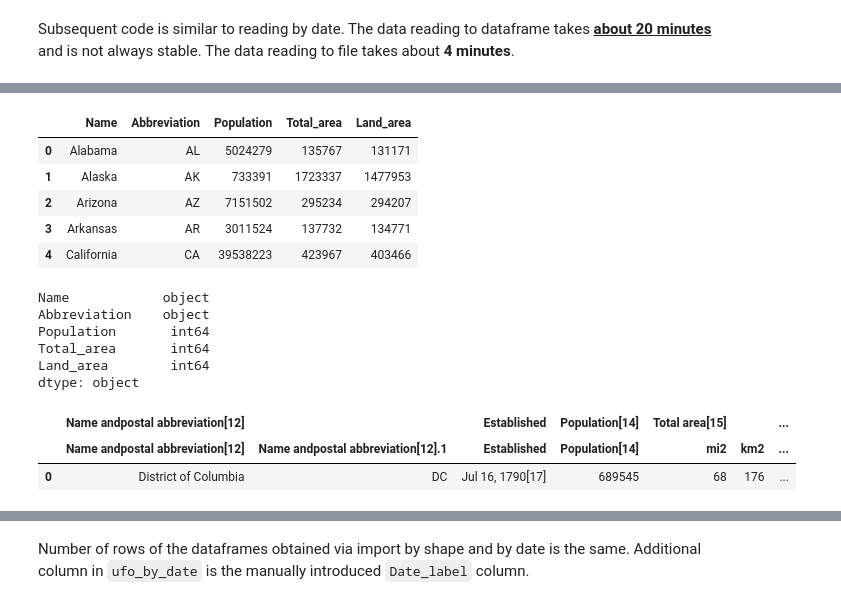
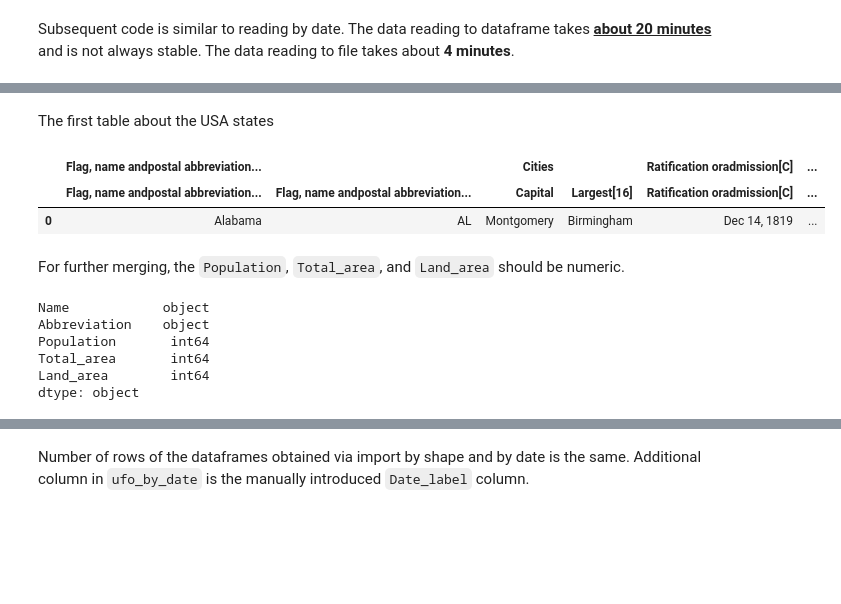
Before and after one commit to eukarr/ufo, a Jupyter notebook: ufo.ipynb, the cells around one changed output, grey strips where cells are left out. Saved outputs shown, nothing was run; the diff lists cells and outputs as text; code cells hidden in the pictures; blank space fills up the shorter version.

```diff
--- a/ufo.ipynb
+++ b/ufo.ipynb
@@ -123,2 +121,4 @@ Taking information from [wikipedia](https://en.wikipedia.org/wiki/List_of_states
 # %%
-tables_states_list = pd.read_html('https://en.wikipedia.org/wiki/List_of_states_and_territories_of_the_United_States')
+USA_wiki = 'https://en.wikipedia.org/wiki/List_of_states_and_territories_of_the_United_States'
+
+tables_states_list = pd.read_html(USA_wiki)
@@ -137,3 +125,12 @@ states_raw.head()
+# %% [markdown]
+The first table about the USA states
+# %%
+states = tables_states_list[0]
+states.head(1)
+# %% [output]
+|  | Flag, name andpostal abbreviation... |  | Cities |  | Ratification oradmission[C] | ... |
+|  | Flag, name andpostal abbreviation... | Flag, name andpostal abbreviation... | Capital | Largest[16] | Ratification oradmission[C] | ... |
+| 0 | Alabama | AL | Montgomery | Birmingham | Dec 14, 1819 | ... |
 # %%
 %%capture
 
@@ -150,10 +145,3 @@ states_final
-# %%
-states_final.head()
-# %% [output]
-|  | Name | Abbreviation | Population | Total_area | Land_area |
-| 0 | Alabama | AL | 5024279 | 135767 | 131171 |
-| 1 | Alaska | AK | 733391 | 1723337 | 1477953 |
-| 2 | Arizona | AZ | 7151502 | 295234 | 294207 |
-| 3 | Arkansas | AR | 3011524 | 137732 | 134771 |
-| 4 | California | CA | 39538223 | 423967 | 403466 |
+# %% [markdown]
+For further merging, the `Population`, `Total_area`, and `Land_area` should be numeric.
 # %%
@@ -165,9 +153,3 @@ Population       int64
 Total_area       int64
 Land_area        int64
 dtype: object
-# %%
-tables_states_list[1]
-# %% [output]
-|  | Name andpostal abbreviation[12] |  | Established | Population[14] | Total area[15] |  | ... |
-|  | Name andpostal abbreviation[12] | Name andpostal abbreviation[12].1 | Established | Population[14] | mi2 | km2 | ... |
-| 0 | District of Columbia | DC | Jul 16, 1790[17] | 689545 | 68 | 176 | ... |
```
Also changed, not shown: parts of 68 cells of this notebook.
